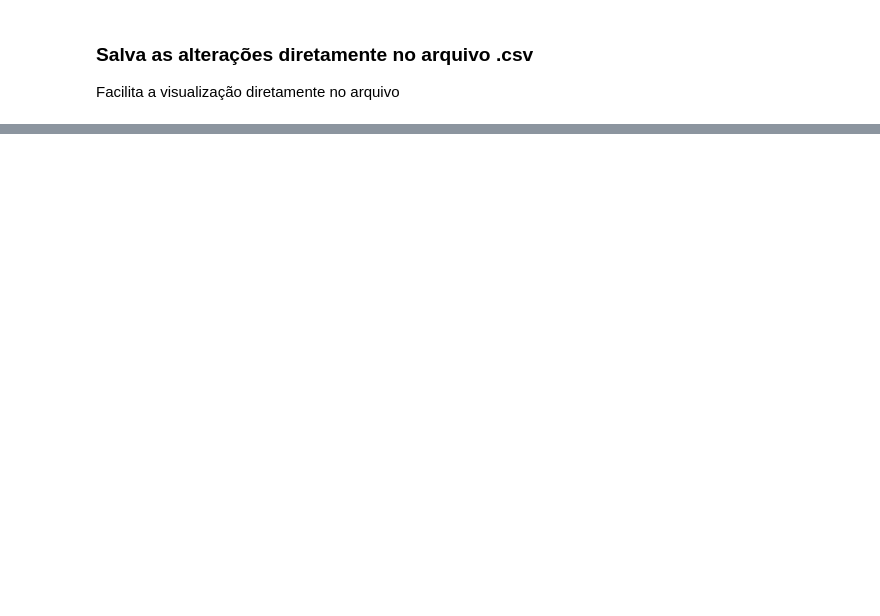
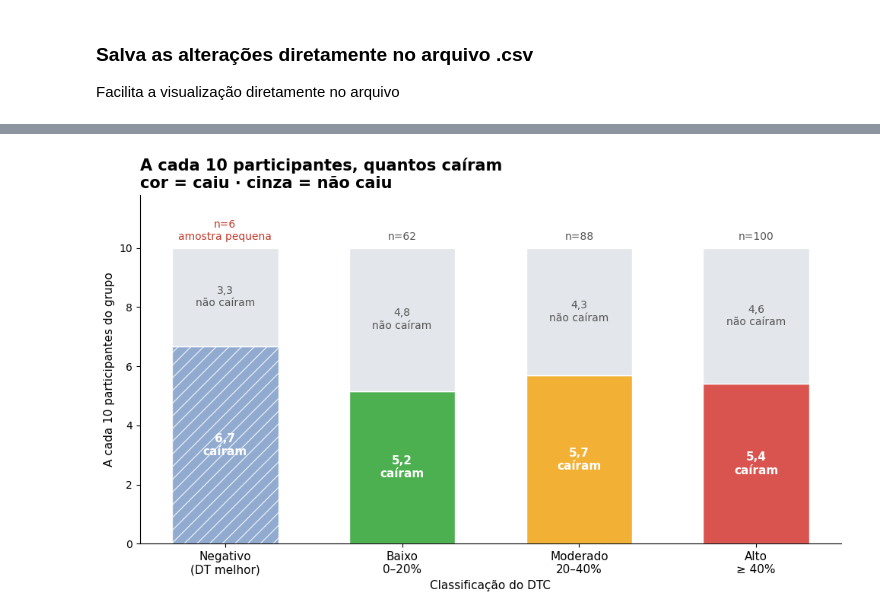
Before and after one commit to gioxavier7/extensao-aacd, a Jupyter notebook: analises/tratativas.ipynb, the cells around one changed output, grey strips where cells are left out. Cells and saved outputs as stored; diff of their text form; code cells hidden in the pictures; blank space fills up the shorter version.

```diff
--- a/analises/tratativas.ipynb
+++ b/analises/tratativas.ipynb
@@ -692,0 +1202,94 @@ runpy.run_path(str(caminho_script), run_name='__main__')
+# %%
+import numpy as np
+import pandas as pd
+import matplotlib.pyplot as plt
+
+BASE = 10          # proporção "a cada 10 participantes" (mude para 100 se preferir %)
+N_MIN = 20         # grupos com menos participantes que isso são marcados como amostra pequena
+
+# ---------- Base: quem tem os dois testes de blazepod e nº de quedas informado ----------
+simples = pd.to_numeric(df["Reação (blazepod)"], errors="coerce")
+dupla   = pd.to_numeric(df["Reação (blazepod) DT"], errors="coerce")
+validos = simples.gt(0) & dupla.gt(0)
+
+b = df.loc[validos].copy()
+b["dtc"]    = pd.to_numeric(b["dtc_pct"], errors="coerce")
+b["quedas"] = pd.to_numeric(b["Nº quedas ao chão"], errors="coerce")
+b = b.dropna(subset=["dtc", "quedas"])
+b["caiu"] = b["quedas"] > 0
+
+# ---------- Classificação do DTC ----------
+rotulos = ["Negativo\n(DT melhor)", "Baixo\n0–20%", "Moderado\n20–40%", "Alto\n≥ 40%"]
+b["classe"] = pd.cut(b["dtc"], bins=[-np.inf, 0, 20, 40, np.inf], labels=rotulos, right=False)
+cores = ["#6C8EBF", "#4CAF50", "#F2B134", "#D9534F"]
+
+res = b.groupby("classe", observed=False).agg(
+    n=("ID", "count"),
+    n_caiu=("caiu", "sum"),
+    total_quedas=("quedas", "sum"),
+).reindex(rotulos)
+res["caiu_base"]   = res["n_caiu"] / res["n"] * BASE          # quantos caíram a cada 10
+res["nao_base"]    = BASE - res["caiu_base"]
+res["quedas_base"] = res["total_quedas"] / res["n"] * BASE    # quedas a cada 10 pessoas
+print(res.round(1))
+
+def limpar(ax):
+    for s in ("top", "right"):
+        ax.spines[s].set_visible(False)
+
+def fmt(v):                      # 6.7 -> "6,7"
+    return f"{v:.1f}".replace(".", ",")
+
+x = np.arange(len(rotulos))
+pequeno = (res["n"] < N_MIN).values
+
+# =====================================================================
+# GRÁFICO 4 — A cada 10 participantes, quantos caíram
+# =====================================================================
+fig, ax = plt.subplots(figsize=(10, 6))
+for i, r in enumerate(res.itertuples()):
+    ax.bar(i, r.caiu_base, color=cores[i], edgecolor="white", width=0.6,
+           hatch="//" if pequeno[i] else None, alpha=0.75 if pequeno[i] else 1)
+    ax.bar(i, r.nao_base, bottom=r.caiu_base, color="#E3E6EA", edgecolor="white", width=0.6)
+    ax.text(i, r.caiu_base / 2, f"{fmt(r.caiu_base)}\ncaíram", ha="center", va="center",
+            fontsize=11, fontweight="bold", color="white")
+    ax.text(i, r.caiu_base + r.nao_base / 2, f"{fmt(r.nao_base)}\nnão caíram",
+            ha="center", va="center", fontsize=10, color="#555")
+    ax.text(i, BASE + BASE * 0.02, f"n={int(r.n)}" + ("\namostra pequena" if pequeno[i] else ""),
+            ha="center", va="bottom", fontsize=10, color="#C0392B" if pequeno[i] else "#555")
+
+ax.set_xticks(x); ax.set_xticklabels(rotulos, fontsize=11)
+ax.set_ylim(0, BASE * 1.18)
+ax.set_yticks(range(0, BASE + 1, 2))
+ax.set_ylabel(f"A cada {BASE} participantes do grupo", fontsize=11)
+ax.set_xlabel("Classificação do DTC", fontsize=11)
+ax.set_title(f"A cada {BASE} participantes, quantos caíram\ncor = caiu · cinza = não caiu",
+             fontsize=15, fontweight="bold", loc="left")
+limpar(ax)
+plt.tight_layout()
+plt.savefig("grafico_dtc_caiu_nao_prop.png", dpi=200, bbox_inches="tight")
+plt.show()
+
+# =====================================================================
+# GRÁFICO 5 — Quantas quedas a cada 10 participantes
+# =====================================================================
+fig, ax = plt.subplots(figsize=(10, 6))
+ymax = res["quedas_base"].max()
+for i, r in enumerate(res.itertuples()):
+    ax.bar(i, r.quedas_base, color=cores[i], edgecolor="white", width=0.6,
+           hatch="//" if pequeno[i] else None, alpha=0.75 if pequeno[i] else 1)
+    ax.text(i, r.quedas_base + ymax * 0.02,
+            f"{fmt(r.quedas_base)} quedas\nn={int(r.n)}" + ("\namostra pequena" if pequeno[i] else ""),
+            ha="center", va="bottom", fontsize=10, color="#C0392B" if pequeno[i] else "#222")
+
+ax.set_ylim(0, ymax * 1.3)
+ax.set_xticks(x); ax.set_xticklabels(rotulos, fontsize=11)
+ax.set_ylabel(f"Quedas a cada {BASE} participantes", fontsize=11)
+ax.set_xlabel("Classificação do DTC", fontsize=11)
+ax.set_title(f"Quantas quedas a cada {BASE} participantes, por classificação do DTC",
+             fontsize=15, fontweight="bold", loc="left")
+limpar(ax)
+plt.tight_layout()
+plt.savefig("grafico_dtc_qtd_quedas_prop.png", dpi=200, bbox_inches="tight")
+plt.show()
+# %% [output]
@@ -692,0 +1309 @@ runpy.run_path(str(caminho_script), run_name='__main__')
+[figure, added]
```
Also changed, not shown: parts of 32 cells of this notebook, 11 other files.
